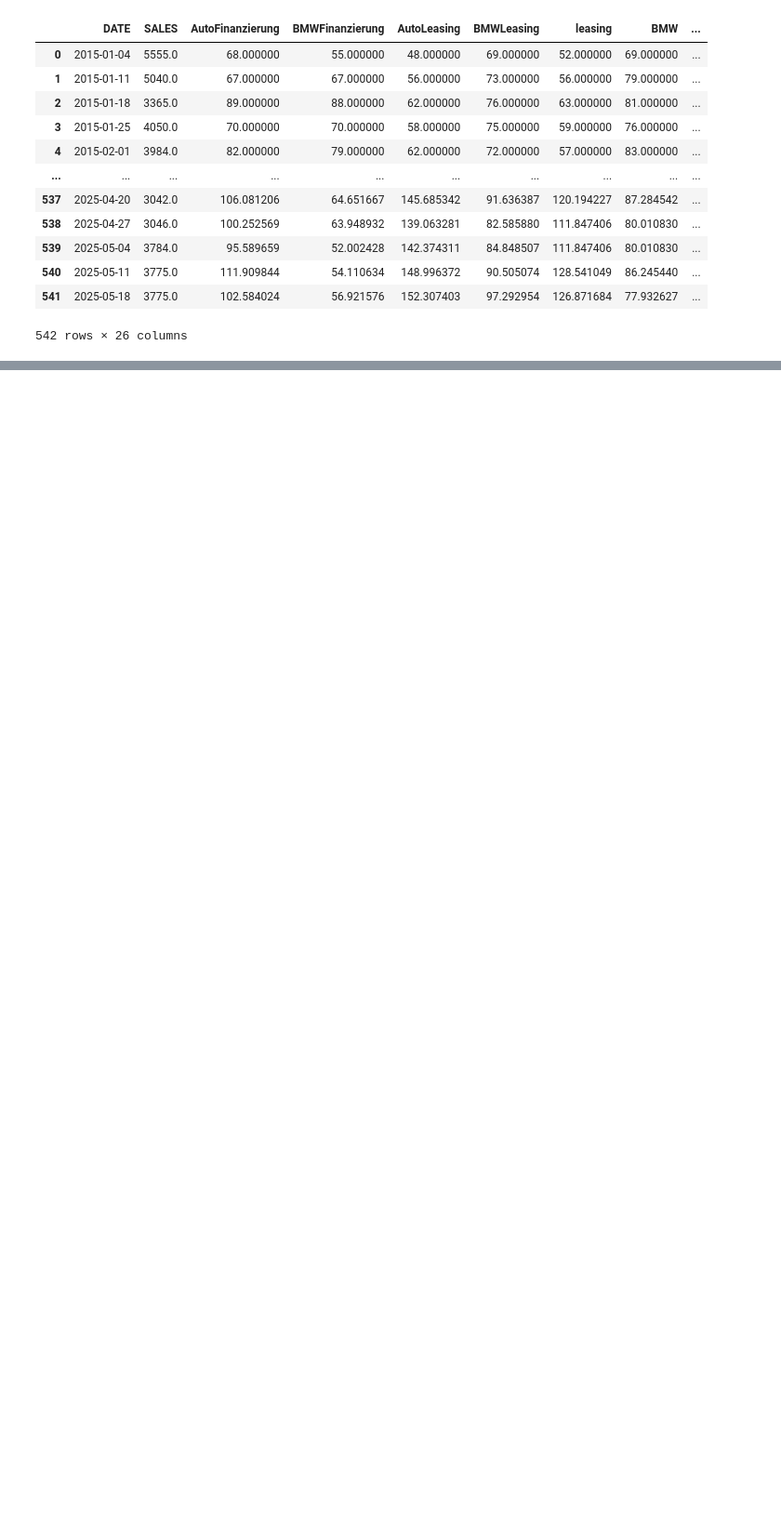
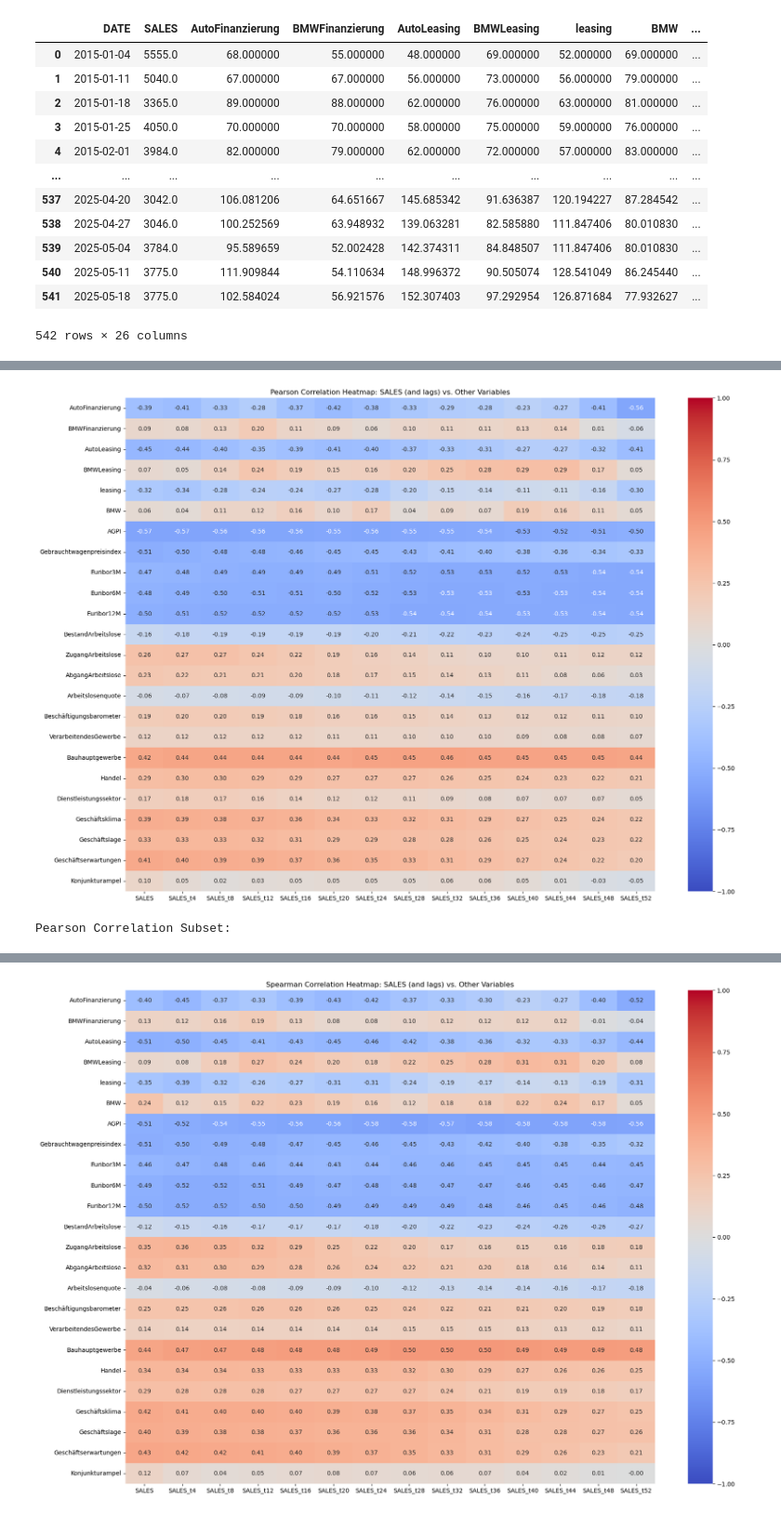
Before and after one commit to Philipp-Manhart/PA-II, a Jupyter notebook: code.ipynb, the cells around one changed output, grey strips where cells are left out. Shown at 93% size. Drawn from its saved outputs; the diff is of its cells as text; code cells hidden in the pictures; blank space fills up the shorter version.

```diff
--- a/code.ipynb
+++ b/code.ipynb
@@ -387,0 +394,19 @@ df_sa
+# %%
+# feature engineering
+df_fe = df_sa.copy()
+df_fe["DATE"] = pd.to_datetime(df_fe["DATE"])
+
+# Create lagged features for SALES at every 4 weeks up to 52 weeks
+for lag in range(4, 53, 4):
+    df_fe[f"SALES_t{lag}"] = df_fe["SALES"].shift(lag)
+
+# Move the lagged SALES columns to be right after the SALES column
+lagged_cols = [f"SALES_t{lag}" for lag in range(4, 53, 4)]
+cols = (
+    ["DATE", "SALES"] +
+    lagged_cols +
+    [col for col in df_fe.columns if col not in (["DATE", "SALES"] + lagged_cols)]
+)
+df_fe = df_fe[cols]
+
+df_fe
@@ -387,0 +427,33 @@ df_sa
+# %%
+# correlation
+# Define target columns (SALES and its lags)
+target_cols = ["SALES"] + [f"SALES_t{i}" for i in range(4, 53, 4)]
+
+# Define other columns (all columns except DATE and target_cols)
+other_cols = [col for col in df_fe.columns if col not in target_cols + ["DATE"]]
+
+correlation_methods = ["pearson", "spearman"]
+
+for method in correlation_methods:
+    # Calculate the correlation matrix between target_cols and other_cols
+    correlation_matrix = df_fe[target_cols + other_cols].corr(method=method)
+
+    # Select the relevant part of the correlation matrix
+    # This shows the correlation of each 'other_col' with each 'target_col'
+    correlation_subset = correlation_matrix.loc[other_cols, target_cols]
+
+    # Plot the heatmap
+    plt.figure(figsize=(20, 15))
+    sns.heatmap(
+        correlation_subset, annot=True, cmap="coolwarm", fmt=".2f", vmin=-1, vmax=1
+    )
+    plt.title(
+        f"{method.capitalize()} Correlation Heatmap: SALES (and lags) vs. Other Variables"
+    )
+    plt.show()
+
+    print(f"\n{method.capitalize()} Correlation Subset:")
+    display(correlation_subset)
+# %% [output]
+[figure, added]
+Pearson Correlation Subset:
@@ -387,0 +477 @@ df_sa
+[figure, added]
```
Also changed, not shown: parts of 6 cells of this notebook, 1 other file.
